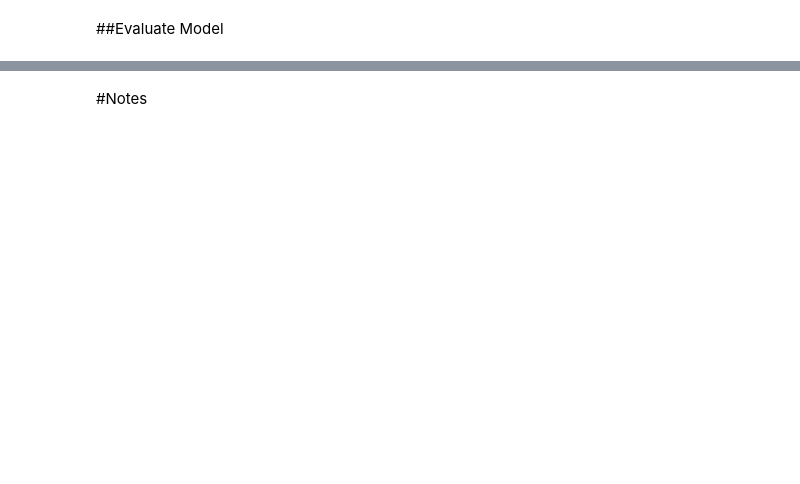
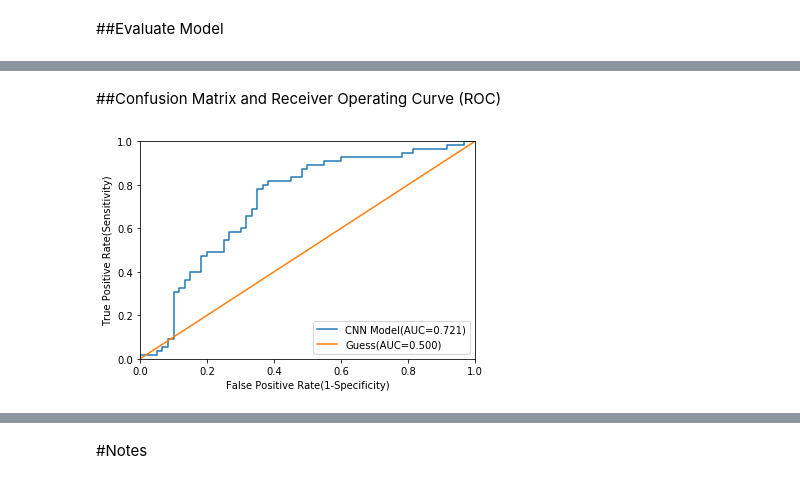
Before and after one commit to tlchen4/BDRADMiniProject, a Jupyter notebook: BreastResNet.ipynb, the cells around one changed output, grey strips where cells are left out. Drawn from its saved outputs; the diff is of its cells as text; code cells hidden in the pictures; blank space fills up the shorter version.

```diff
--- a/BreastResNet.ipynb
+++ b/BreastResNet.ipynb
@@ -225,0 +281,42 @@ test_loss, test_acc = CNNModel.evaluate(TestDataReshaped,TestLabelsReshaped, ver
+# %%
+import sklearn as sk
+
+testpredict=CNNModel.predict(TestDataReshaped)
+#softmax output adds up to 1 for each sample, interpret as a probability.
+
+FPR,TPR,Thresholds = sk.metrics.roc_curve(TestLabelsReshaped[:,1],testpredict[:,1])
+#input to roc_curve requires labels and predict be 1D and be the "positive" tests (Dense breast in this project)
+#label of 1 is set to be the positive label as default
+#https://scikit-learn.org/stable/modules/generated/sklearn.metrics.roc_curve.html
+
+
+
+#FPR_guess,TPR_guess,Thresholds_guess = sk.metrics.roc
+# %%
+GuessPredict = [1 for i in range(len(TestLabelsReshaped))]
+
+FPR_guess,TPR_guess,Thresholds_guess = sk.metrics.roc_curve(TestLabelsReshaped[:,1],GuessPredict)
+#"Model" that always returns positive
+# %% [markdown]
+##Confusion Matrix and Receiver Operating Curve (ROC)
+# %%
+ROCFig = plt.figure(2)
+Axes2=ROCFig.gca()
+Axes2.set_xlabel('False Positive Rate(1-Specificity)')
+Axes2.set_ylabel('True Positive Rate(Sensitivity)')
+Axes2.set_xlim([0,1])
+Axes2.set_ylim([0,1])
+
+AUC_model=sk.metrics.auc(FPR,TPR)
+AUC_guess=sk.metrics.auc(FPR_guess,TPR_guess)
+#alternatively can use sk.metrics.roc_auc_score which takes input of TrueLabels,PredictedLabels
+#AUCTEST = sk.metrics.roc_auc_score(TestLabelsReshaped[:,1],GuessPredict)
+#print("AUC of model is %.3f" %(AUCTEST))
+
+plt.figure(2)
+plt.plot(FPR,TPR, label='CNN Model(AUC=%.3f)'%(AUC_model))
+plt.plot(FPR_guess,TPR_guess,label="Guess(AUC=%.3f)" %(AUC_guess))
+Axes2.legend(loc='best')
+plt.show()
+# %% [output]
+[figure, added]
```
Also changed, not shown: parts of 24 cells of this notebook.
